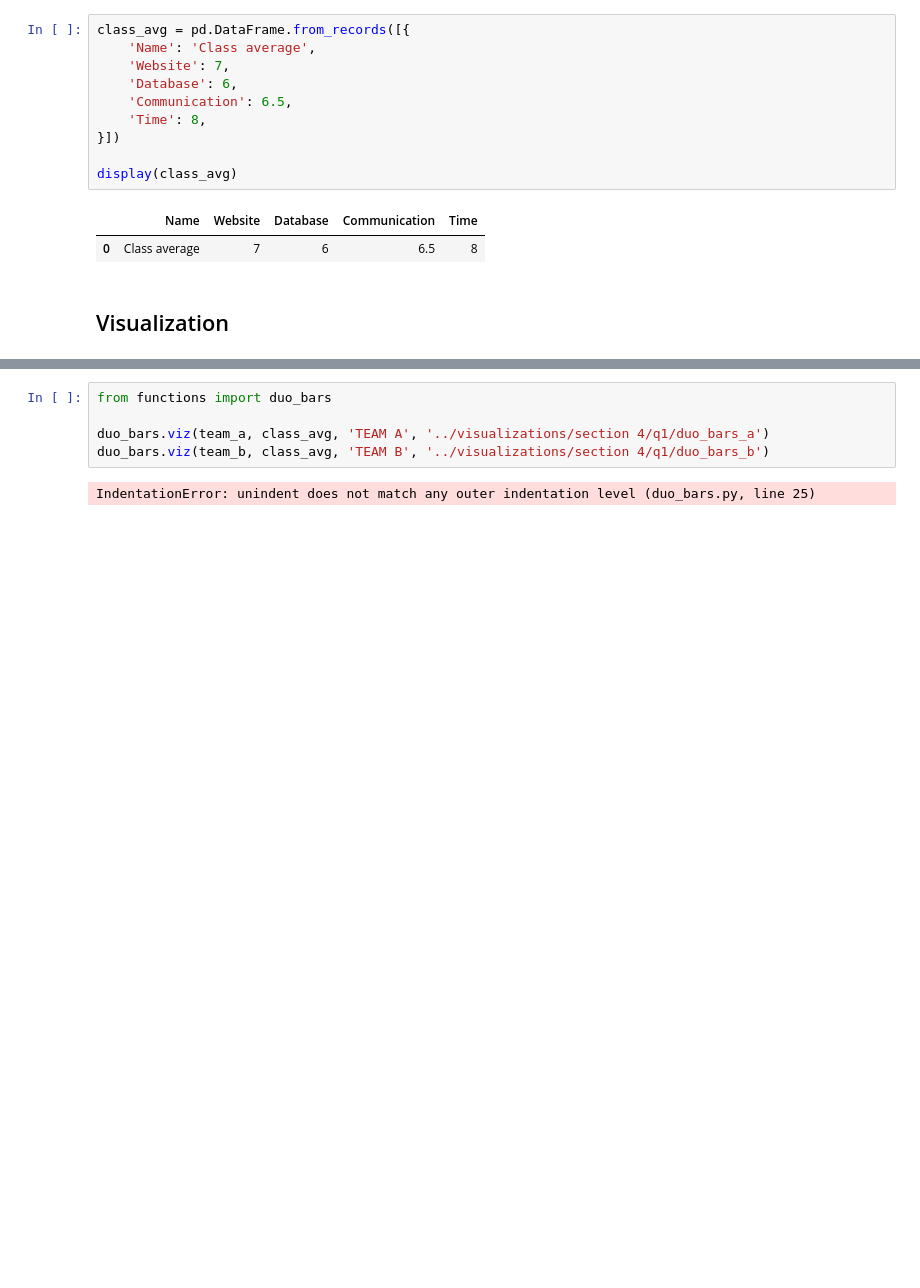
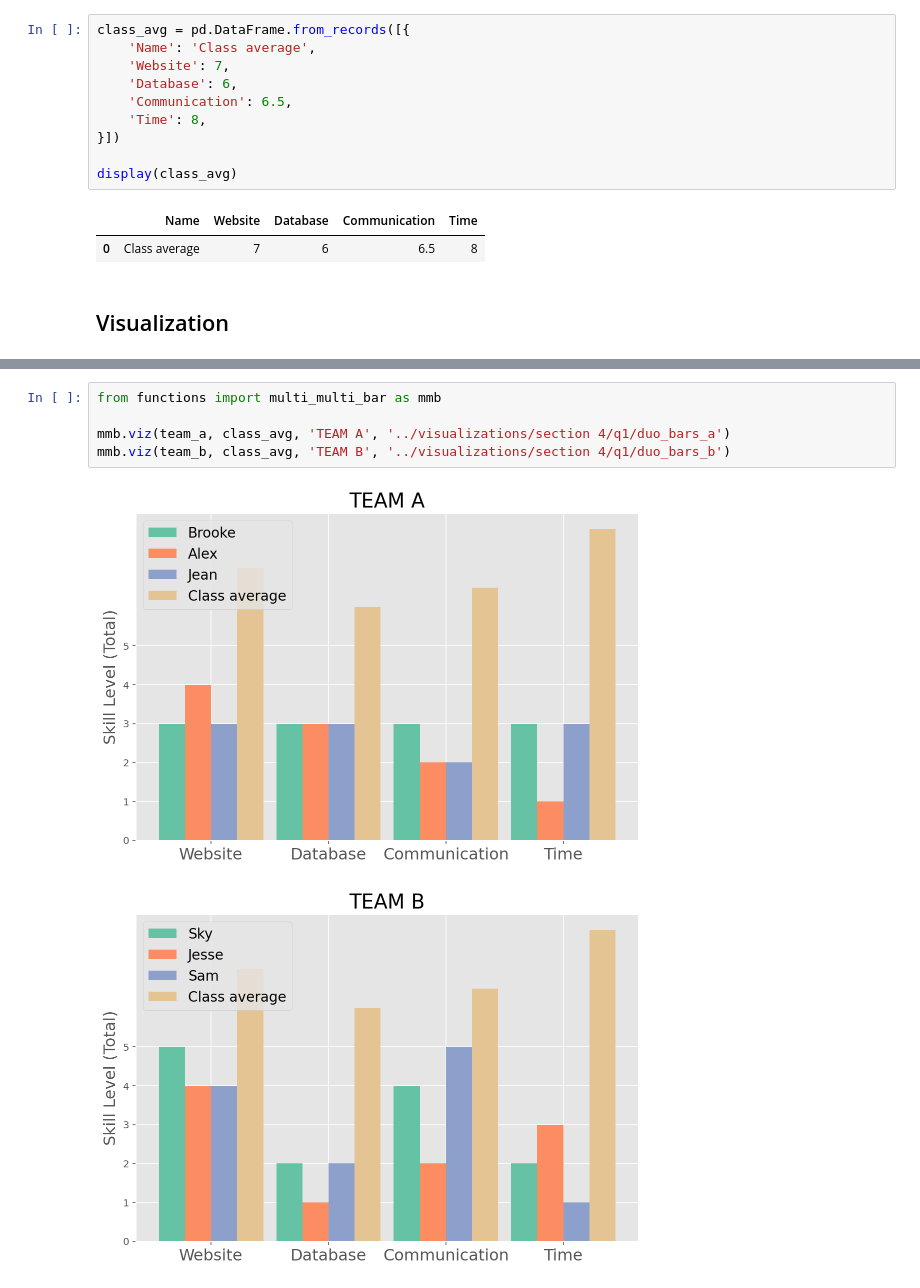
Before and after one commit to ketphan02/DATA-448, a Jupyter notebook: notebooks/Section 3.ipynb, the cells around one changed output, grey strips where cells are left out. Saved outputs shown, nothing was run; the diff lists cells and outputs as text; blank space fills up the shorter version.

```diff
--- a/notebooks/Section 3.ipynb
+++ b/notebooks/Section 3.ipynb
@@ -114,7 +114,8 @@ multi_stack.viz(team_a, class_avg, 'TEAM A', '../visualizations/section 4/q1/sta
 # %%
-from functions import duo_bars
+from functions import multi_multi_bar as mmb
 
-duo_bars.viz(team_a, class_avg, 'TEAM A', '../visualizations/section 4/q1/duo_bars_a')
-duo_bars.viz(team_b, class_avg, 'TEAM B', '../visualizations/section 4/q1/duo_bars_b')
+mmb.viz(team_a, class_avg, 'TEAM A', '../visualizations/section 4/q1/duo_bars_a')
+mmb.viz(team_b, class_avg, 'TEAM B', '../visualizations/section 4/q1/duo_bars_b')
 # %% [output]
-IndentationError: unindent does not match any outer indentation level (duo_bars.py, line 25)
+[figure, added]
+[figure, added]
```
Also changed, not shown: parts of 1 cell of this notebook, 16 other files.
